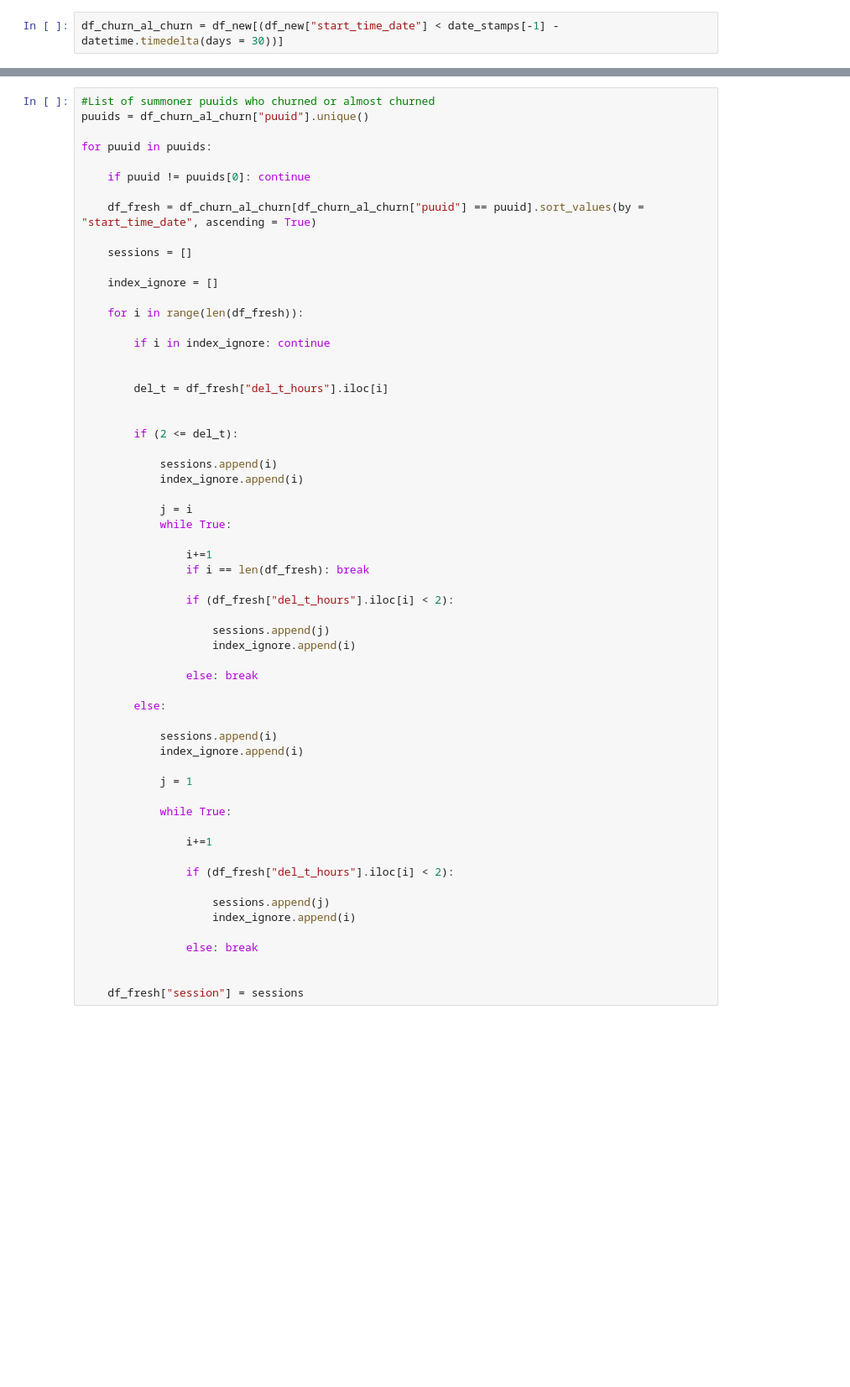
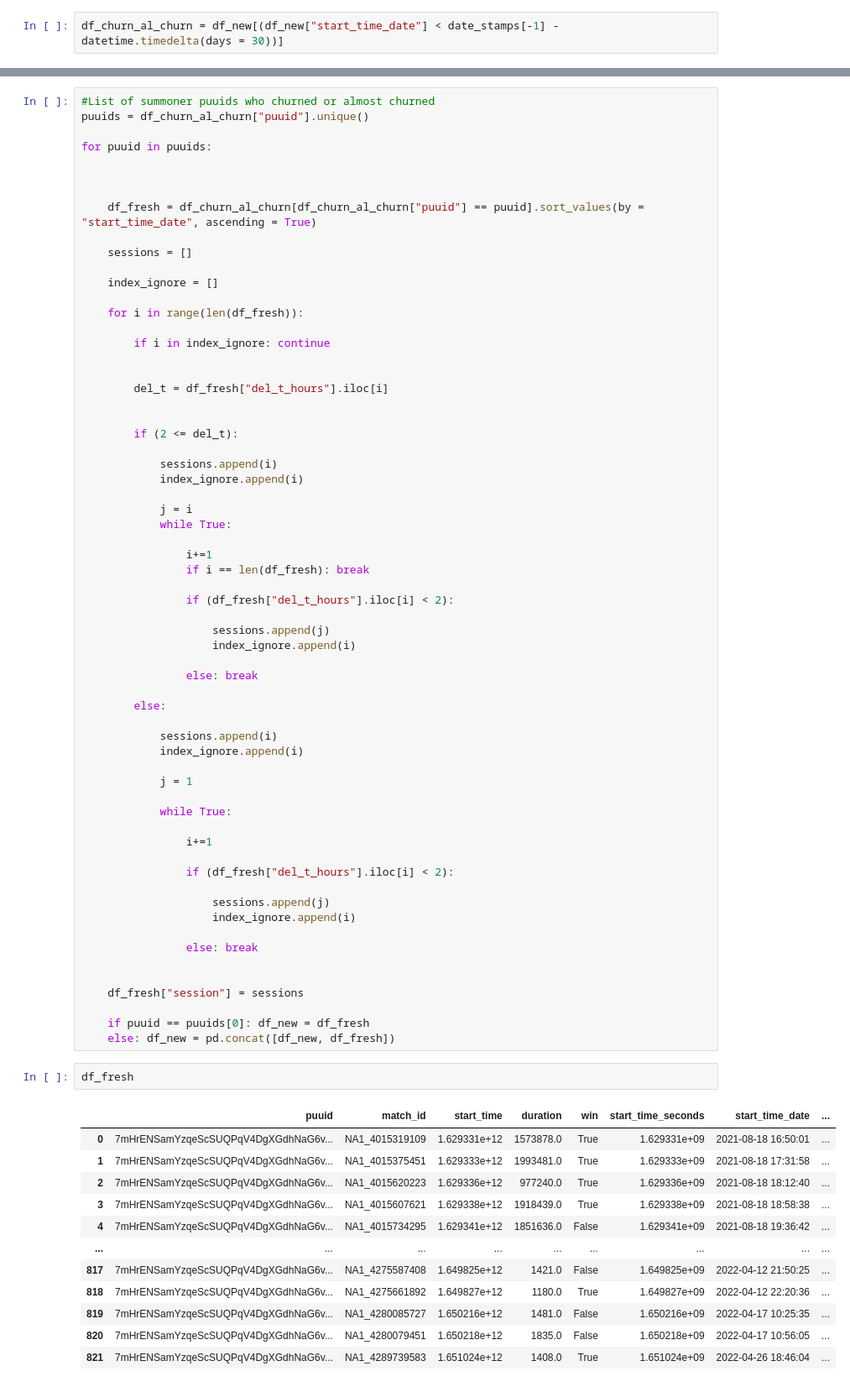
Before and after one commit to GitErickL/Summoner_Churn_Rate, a Jupyter notebook: Lol_Player_Churn_Rate_Analysis.ipynb, the cells around one changed output, grey strips where cells are left out. Shown at 84% size. Saved outputs shown, nothing was run; the diff lists cells and outputs as text; blank space fills up the shorter version.

```diff
--- a/Lol_Player_Churn_Rate_Analysis.ipynb
+++ b/Lol_Player_Churn_Rate_Analysis.ipynb
@@ -777,7 +779,7 @@ puuids = df_churn_al_churn["puuid"].unique()
 
 for puuid in puuids:
 
-    if puuid != puuids[0]: continue
+
 
     df_fresh = df_churn_al_churn[df_churn_al_churn["puuid"] == puuid].sort_values(by = "start_time_date", ascending = True)
 
@@ -831,3 +833,21 @@ for puuid in puuids:
 
 
     df_fresh["session"] = sessions
+
+    if puuid == puuids[0]: df_new = df_fresh
+    else: df_new = pd.concat([df_new, df_fresh])
+# %%
+df_fresh
+# %% [output]
+|  | puuid | match_id | start_time | duration | win | start_time_seconds | start_time_date | ... |
+| 0 | 7mHrENSamYzqeScSUQPqV4DgXGdhNaG6v... | NA1_4015319109 | 1.629331e+12 | 1573878.0 | True | 1.629331e+09 | 2021-08-18 16:50:01 | ... |
+| 1 | 7mHrENSamYzqeScSUQPqV4DgXGdhNaG6v... | NA1_4015375451 | 1.629333e+12 | 1993481.0 | True | 1.629333e+09 | 2021-08-18 17:31:58 | ... |
+| 2 | 7mHrENSamYzqeScSUQPqV4DgXGdhNaG6v... | NA1_4015620223 | 1.629336e+12 | 977240.0 | True | 1.629336e+09 | 2021-08-18 18:12:40 | ... |
+| 3 | 7mHrENSamYzqeScSUQPqV4DgXGdhNaG6v... | NA1_4015607621 | 1.629338e+12 | 1918439.0 | True | 1.629338e+09 | 2021-08-18 18:58:38 | ... |
+| 4 | 7mHrENSamYzqeScSUQPqV4DgXGdhNaG6v... | NA1_4015734295 | 1.629341e+12 | 1851636.0 | False | 1.629341e+09 | 2021-08-18 19:36:42 | ... |
+| ... | ... | ... | ... | ... | ... | ... | ... | ... |
+| 817 | 7mHrENSamYzqeScSUQPqV4DgXGdhNaG6v... | NA1_4275587408 | 1.649825e+12 | 1421.0 | False | 1.649825e+09 | 2022-04-12 21:50:25 | ... |
+| 818 | 7mHrENSamYzqeScSUQPqV4DgXGdhNaG6v... | NA1_4275661892 | 1.649827e+12 | 1180.0 | True | 1.649827e+09 | 2022-04-12 22:20:36 | ... |
+| 819 | 7mHrENSamYzqeScSUQPqV4DgXGdhNaG6v... | NA1_4280085727 | 1.650216e+12 | 1481.0 | False | 1.650216e+09 | 2022-04-17 10:25:35 | ... |
+| 820 | 7mHrENSamYzqeScSUQPqV4DgXGdhNaG6v... | NA1_4280079451 | 1.650218e+12 | 1835.0 | False | 1.650218e+09 | 2022-04-17 10:56:05 | ... |
+| 821 | 7mHrENSamYzqeScSUQPqV4DgXGdhNaG6v... | NA1_4289739583 | 1.651024e+12 | 1408.0 | True | 1.651024e+09 | 2022-04-26 18:46:04 | ... |
```
Also changed, not shown: parts of 9 cells of this notebook.
